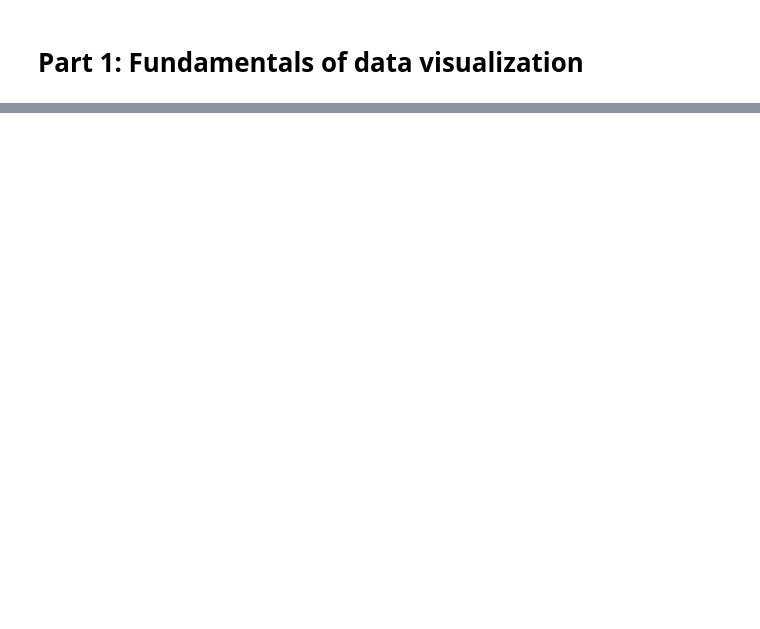
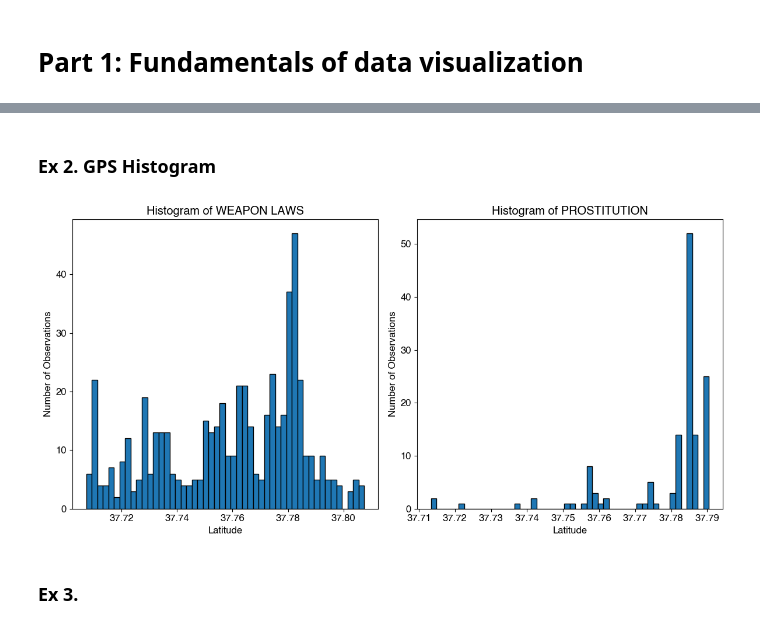
Before and after one commit to clbokea/socialdata2024, a Jupyter notebook: exercises/week3/week3_part3.ipynb, the cells around one changed output, grey strips where cells are left out. Saved outputs shown, nothing was run; the diff lists cells and outputs as text; code cells hidden in the pictures; blank space fills up the shorter version.

```diff
--- a/exercises/week3/week3_part3.ipynb
+++ b/exercises/week3/week3_part3.ipynb
@@ -93,0 +78,52 @@ len(filtered_df['Date'])
+# %% [markdown]
+### Ex 2. GPS Histogram
+# %%
+# Convert 'Date' column to datetime objects
+df['Date'] = pd.to_datetime(df['Date'])
+
+# Choose two crime types
+crime_type1 = 'WEAPON LAWS'
+crime_type2 = 'PROSTITUTION'
+
+# Choose time intervals for each crime type
+start_date = '2015-01-01'
+end_date = '2015-04-30'
+start_date2 = '2015-01-01'
+end_date2 = '2015-04-30'
+
+# Filter data for the first crime type and time interval
+filtered_df1 = df[(df['Category'] == crime_type1) & (df['Date'] >= start_date) & (df['Date'] <= end_date)]
+
+# Filter data for the second crime type and time interval
+filtered_df2 = df[(df['Category'] == crime_type2) & (df['Date'] >= start_date) & (df['Date'] <= end_date)]
+
+# Extract latitudes and create histograms using numpy.histogram
+latitudes1 = filtered_df1['Y'].values
+latitudes2 = filtered_df2['Y'].values
+
+counts1, bin_edges1 = np.histogram(latitudes1, bins=50)
+counts2, bin_edges2 = np.histogram(latitudes2, bins=50)
+
+# Plotting the histograms
+plt.figure(figsize=(12, 6))
+
+# Histogram for the first crime type
+plt.subplot(1, 2, 1)
+plt.bar(bin_edges1[:-1], counts1, width=np.diff(bin_edges1), edgecolor='black')
+plt.title(f'Histogram of {crime_type1}')
+plt.xlabel('Latitude')
+plt.ylabel('Number of Observations')
+
+# Histogram for the second crime type
+plt.subplot(1, 2, 2)
+plt.bar(bin_edges2[:-1], counts2, width=np.diff(bin_edges2), edgecolor='black')
+plt.title(f'Histogram of {crime_type2}')
+plt.xlabel('Latitude')
+plt.ylabel('Number of Observations')
+
+plt.tight_layout()
+plt.show()
+# %% [output]
+[figure, added]
+# %% [markdown]
+### Ex 3.
```
Also changed, not shown: parts of 5 cells of this notebook.
